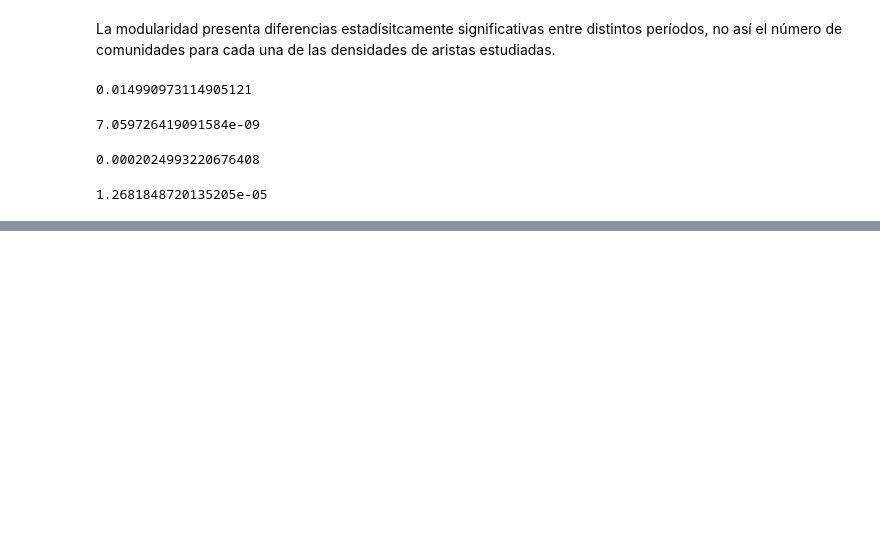
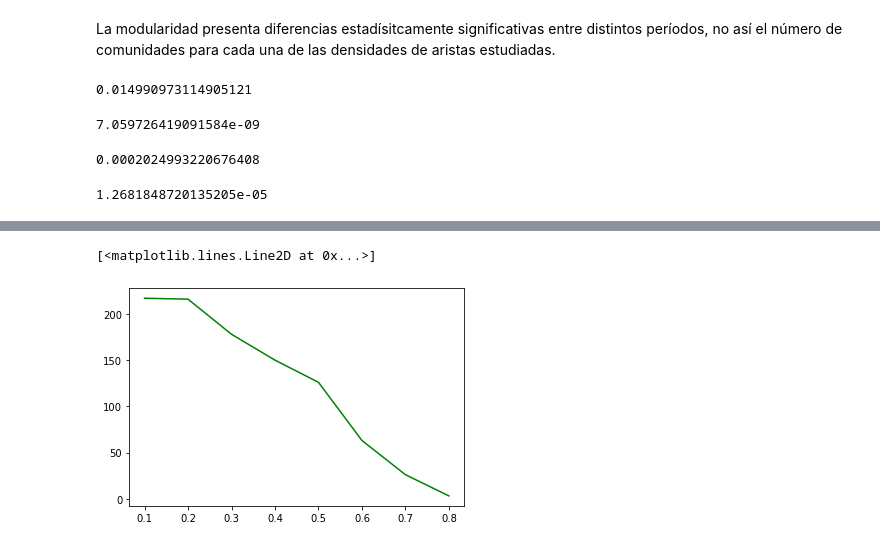
Before and after one commit to sc-perini/product-space, a Jupyter notebook: notebooks/04 - Armado de Grafos df1.ipynb, the cells around one changed output, grey strips where cells are left out. Drawn from its saved outputs; the diff is of its cells as text; code cells hidden in the pictures; blank space fills up the shorter version.

```diff
--- a/notebooks/04 - Armado de Grafos df1.ipynb
+++ b/notebooks/04 - Armado de Grafos df1.ipynb
@@ -1456,0 +1595,21 @@ calculate_pvalue_for_densities(louv_communities, random_louv_communities, 'Q')
+# %%
+# calculo de la cantidad de nodos de cada tipo
+def calculate_nodes_types_amount(df_node_types):
+    types_amount = (
+        # se agrupa por columnas seleccionadas
+        df_node_types.groupby(['periodo','densidad','node_type'])
+        # se calcula cuántas filas hay de cada combinación
+        .size()
+        .reset_index()
+        .rename(columns={0:'n_nodes'})
+        # se "desacopla" la columna node_types
+        .pivot_table(
+            index=['periodo','densidad'],
+            # se arma una columna por tipo de nodo
+            columns=['node_type'],
+            # se agrega la cantidad de cada uno en las filas
+            values='n_nodes')
+        .reset_index()
+        .rename_axis(None, axis=1)
+    )
+    return types_amount
@@ -1795,3 +1659,5 @@ def plot_nodes_types(nodes_types_df, title:str=None,
         print(f'{file_path} guardado exitosamente.')
     else:
         plt.show()
+# %%
+node_types = recognize_nodes_types(louv_communities, pc_threshold=0.05, zc_threshold=1)
@@ -1797,0 +1682,3 @@ def plot_nodes_types(nodes_types_df, title:str=None,
+# %%
+# para cada nodo de cada periodo-densidad, calculo cuántos nodos de cada tipo hay
+df_results = calculate_nodes_types_amount(node_types)
@@ -1797,0 +1733,5 @@ def plot_nodes_types(nodes_types_df, title:str=None,
+# %%
+plt.plot(densidades, df_results.loc[df_results.periodo=='0709']['hubs'], label='0709', color='green')
+# %% [output]
+[<matplotlib.lines.Line2D at 0x...>]
+[figure, added]
```
Also changed, not shown: parts of 51 cells of this notebook, 6 other files.
